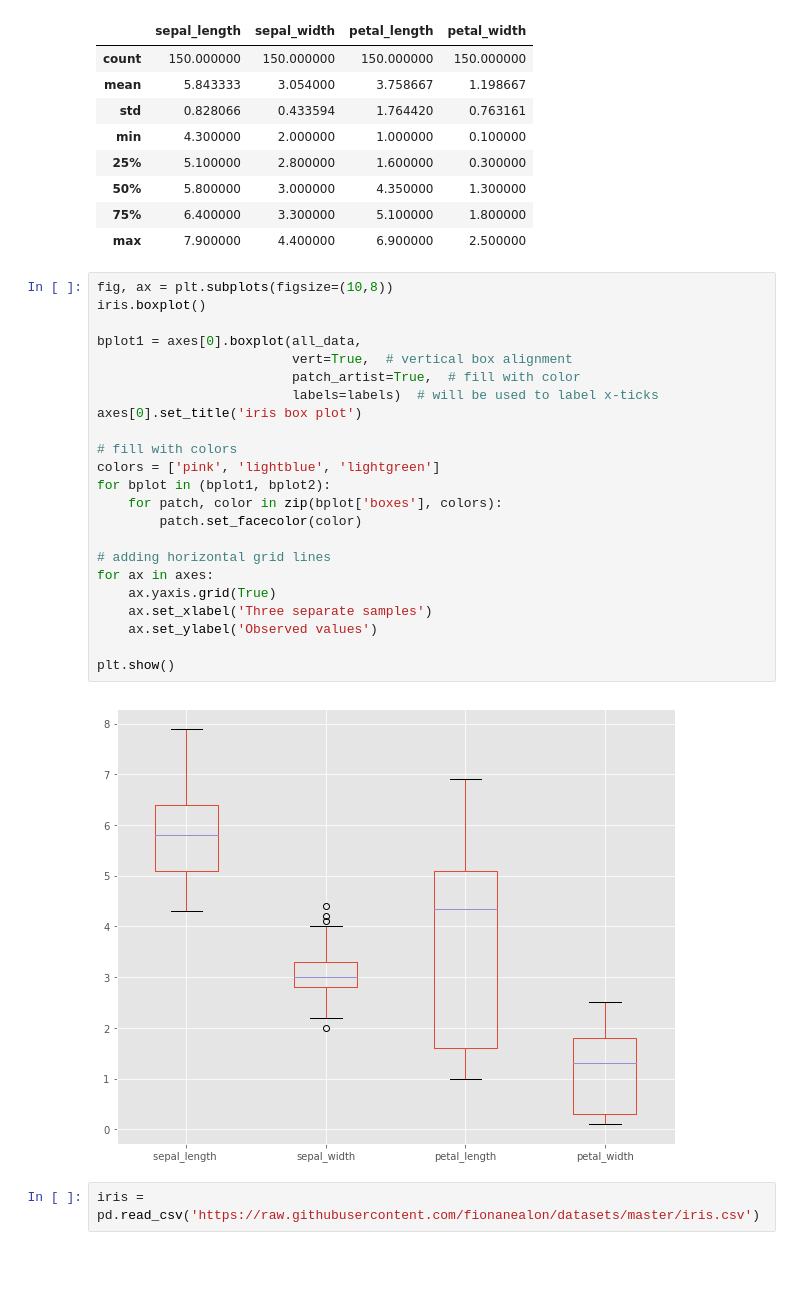
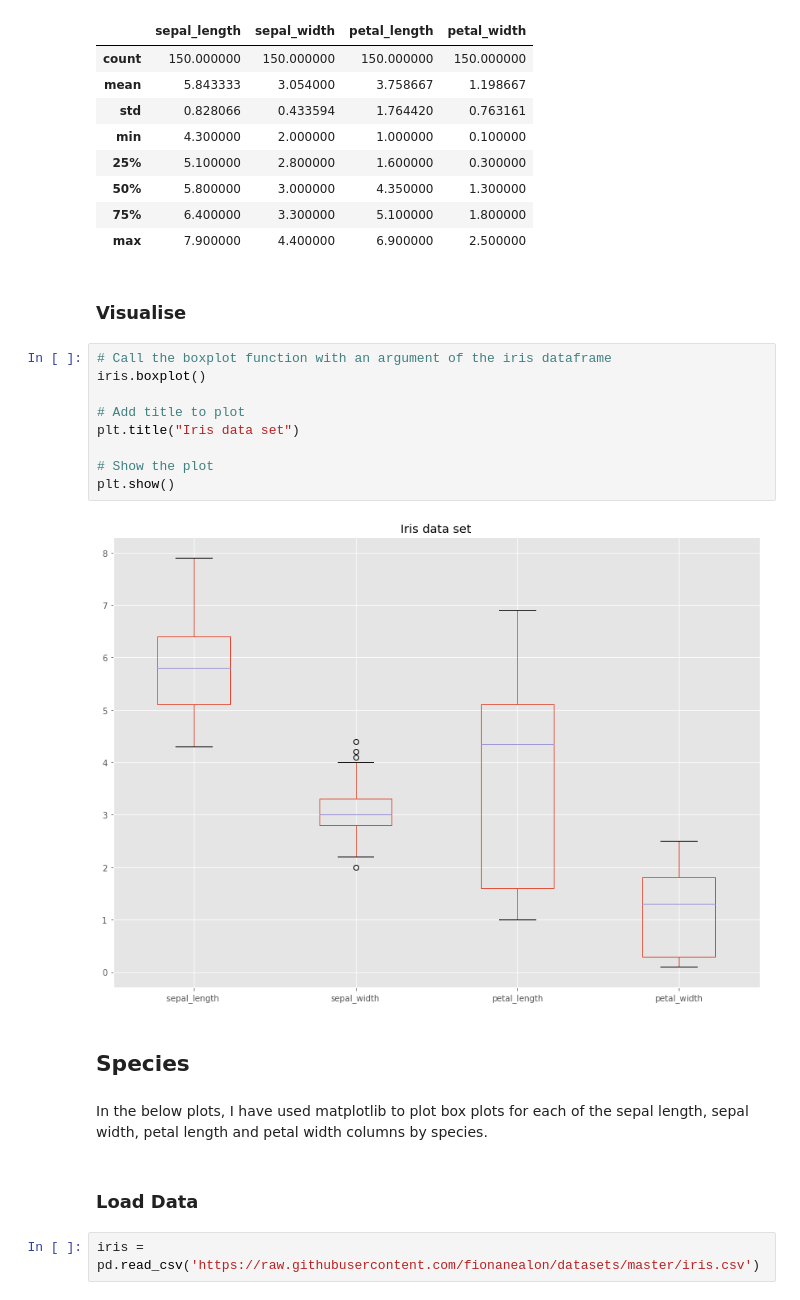
Before and after one commit to fionanealon/boxplot, a Jupyter notebook: Boxplot.ipynb, the cells around one changed output. Drawn from its saved outputs; the diff is of its cells as text; blank space fills up the shorter version.

```diff
--- a/Boxplot.ipynb
+++ b/Boxplot.ipynb
@@ -155,30 +189,24 @@ iris.describe()
 | 50% | 5.800000 | 3.000000 | 4.350000 | 1.300000 |
 | 75% | 6.400000 | 3.300000 | 5.100000 | 1.800000 |
 | max | 7.900000 | 4.400000 | 6.900000 | 2.500000 |
-# %%
-fig, ax = plt.subplots(figsize=(10,8))
-iris.boxplot()
-
-bplot1 = axes[0].boxplot(all_data,
-                         vert=True,  # vertical box alignment
-                         patch_artist=True,  # fill with color
-                         labels=labels)  # will be used to label x-ticks
-axes[0].set_title('iris box plot')
-
-# fill with colors
-colors = ['pink', 'lightblue', 'lightgreen']
-for bplot in (bplot1, bplot2):
-    for patch, color in zip(bplot['boxes'], colors):
-        patch.set_facecolor(color)
-
-# adding horizontal grid lines
-for ax in axes:
-    ax.yaxis.grid(True)
-    ax.set_xlabel('Three separate samples')
-    ax.set_ylabel('Observed values')
-
-plt.show()
-# %% [output]
-[figure, removed]
+# %% [markdown]
+### Visualise
+# %%
+# Call the boxplot function with an argument of the iris dataframe
+iris.boxplot()
+
+# Add title to plot
+plt.title("Iris data set")
+
+# Show the plot
+plt.show()
+# %% [output]
+[figure, added]
+# %% [markdown]
+## Species
+# %% [markdown]
+In the below plots, I have used matplotlib to plot box plots for each of the sepal length, sepal width, petal length and petal width columns by species.
+# %% [markdown]
+### Load Data
 # %%
 iris = pd.read_csv('https://raw.githubusercontent.com/fionanealon/datasets/master/iris.csv')
```
Also changed, not shown: parts of 54 cells of this notebook.
